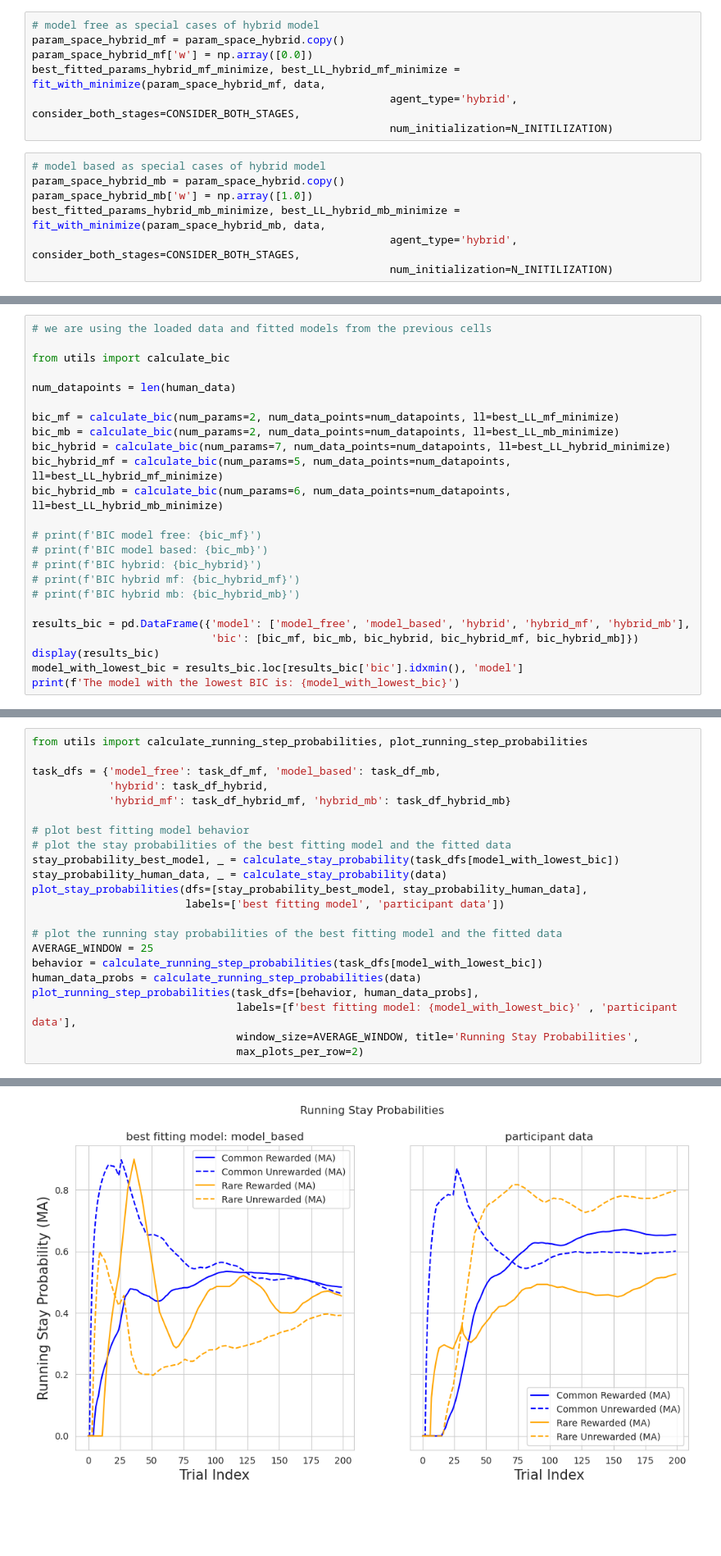
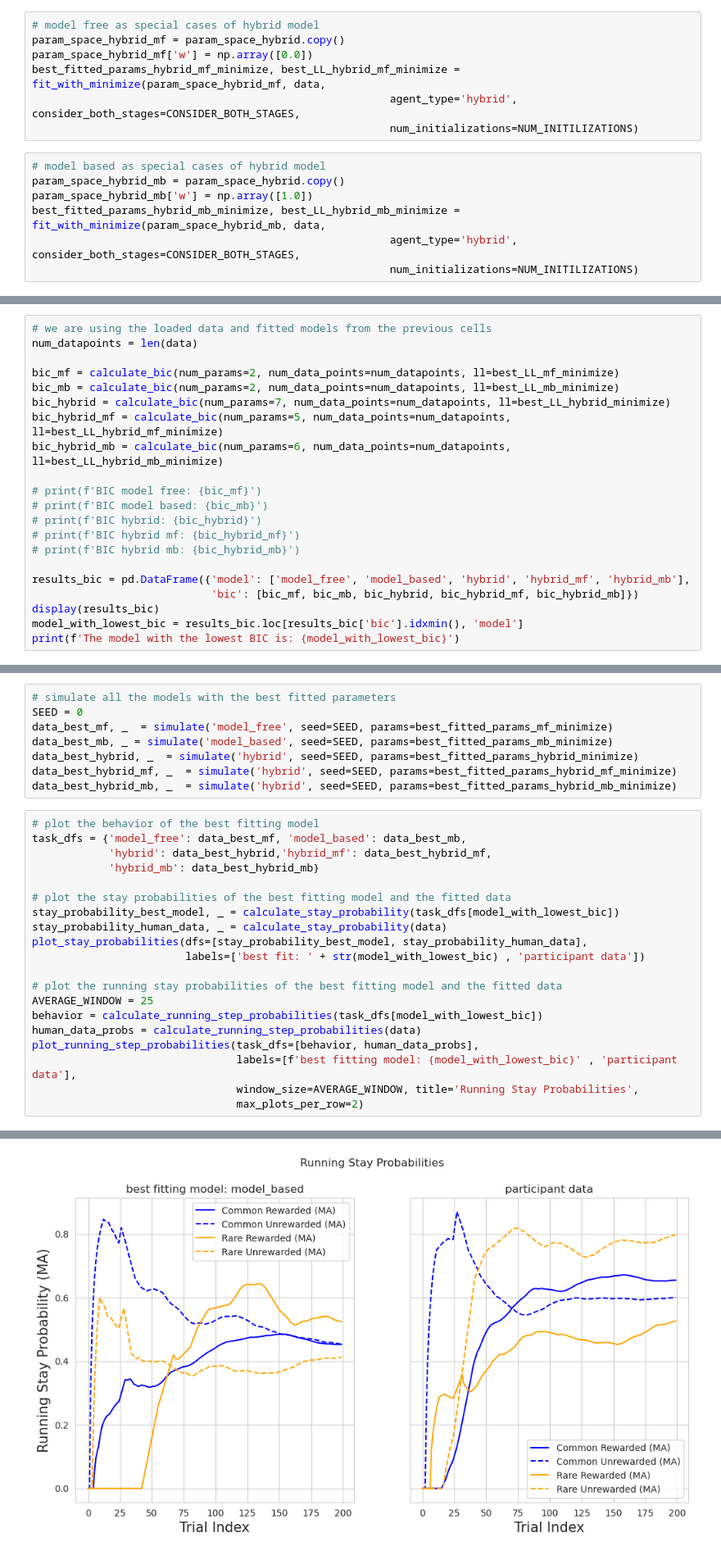
Before and after one commit to imtezcan/rl-twoStepTask, a Jupyter notebook: modeling_procedure.ipynb, the cells around one changed output, grey strips where cells are left out. Shown at 82% size. Drawn from its saved outputs; the diff is of its cells as text; blank space fills up the shorter version.

```diff
--- a/modeling_procedure.ipynb
+++ b/modeling_procedure.ipynb
@@ -373,14 +377,14 @@ param_space_hybrid_mf = param_space_hybrid.copy()
 param_space_hybrid_mf['w'] = np.array([0.0])
 best_fitted_params_hybrid_mf_minimize, best_LL_hybrid_mf_minimize = fit_with_minimize(param_space_hybrid_mf, data,
                                                         agent_type='hybrid', consider_both_stages=CONSIDER_BOTH_STAGES,
-                                                        num_initialization=N_INITILIZATION)
+                                                        num_initializations=NUM_INITILIZATIONS)
 # %%
 # model based as special cases of hybrid model
 param_space_hybrid_mb = param_space_hybrid.copy()
 param_space_hybrid_mb['w'] = np.array([1.0])
 best_fitted_params_hybrid_mb_minimize, best_LL_hybrid_mb_minimize = fit_with_minimize(param_space_hybrid_mb, data,
                                                         agent_type='hybrid', consider_both_stages=CONSIDER_BOTH_STAGES,
-                                                        num_initialization=N_INITILIZATION)
+                                                        num_initializations=NUM_INITILIZATIONS)
 # %%
 sep = "\n"
 end = "\n" + "-" * 50 + "\n"
@@ -750,9 +881,6 @@ Make sure to comment your code and provide an explanation for each code block in
 # %%
 # we are using the loaded data and fitted models from the previous cells
-
-from utils import calculate_bic
-
-num_datapoints = len(human_data)
+num_datapoints = len(data)
 
 bic_mf = calculate_bic(num_params=2, num_data_points=num_datapoints, ll=best_LL_mf_minimize)
 bic_mb = calculate_bic(num_params=2, num_data_points=num_datapoints, ll=best_LL_mb_minimize)
@@ -781,17 +909,23 @@ print(f'The model with the lowest BIC is: {model_with_lowest_bic}')
 The model with the lowest BIC is: model_based
+# %%
+# simulate all the models with the best fitted parameters
+SEED = 0
+data_best_mf, _  = simulate('model_free', seed=SEED, params=best_fitted_params_mf_minimize)
+data_best_mb, _ = simulate('model_based', seed=SEED, params=best_fitted_params_mb_minimize)
+data_best_hybrid, _  = simulate('hybrid', seed=SEED, params=best_fitted_params_hybrid_minimize)
+data_best_hybrid_mf, _  = simulate('hybrid', seed=SEED, params=best_fitted_params_hybrid_mf_minimize)
+data_best_hybrid_mb, _  = simulate('hybrid', seed=SEED, params=best_fitted_params_hybrid_mb_minimize)
 # %%
-from utils import calculate_running_step_probabilities, plot_running_step_probabilities
+# plot the behavior of the best fitting model
+task_dfs = {'model_free': data_best_mf, 'model_based': data_best_mb,
+            'hybrid': data_best_hybrid,'hybrid_mf': data_best_hybrid_mf,
+            'hybrid_mb': data_best_hybrid_mb}
 
-task_dfs = {'model_free': task_df_mf, 'model_based': task_df_mb,
-            'hybrid': task_df_hybrid,
-            'hybrid_mf': task_df_hybrid_mf, 'hybrid_mb': task_df_hybrid_mb}
-
-# plot best fitting model behavior
 # plot the stay probabilities of the best fitting model and the fitted data
 stay_probability_best_model, _ = calculate_stay_probability(task_dfs[model_with_lowest_bic])
 stay_probability_human_data, _ = calculate_stay_probability(data)
 plot_stay_probabilities(dfs=[stay_probability_best_model, stay_probability_human_data],
-                        labels=['best fitting model', 'participant data'])
+                        labels=['best fit: ' + str(model_with_lowest_bic) , 'participant data'])
 
 # plot the running stay probabilities of the best fitting model and the fitted data
 AVERAGE_WINDOW = 25
@@ -806 +940 @@ plot_running_step_probabilities(task_dfs=[behavior, human_data_probs],
-[figure, old version]
+[figure, new version]
```
Also changed, not shown: parts of 36 cells of this notebook, 7 other files.
